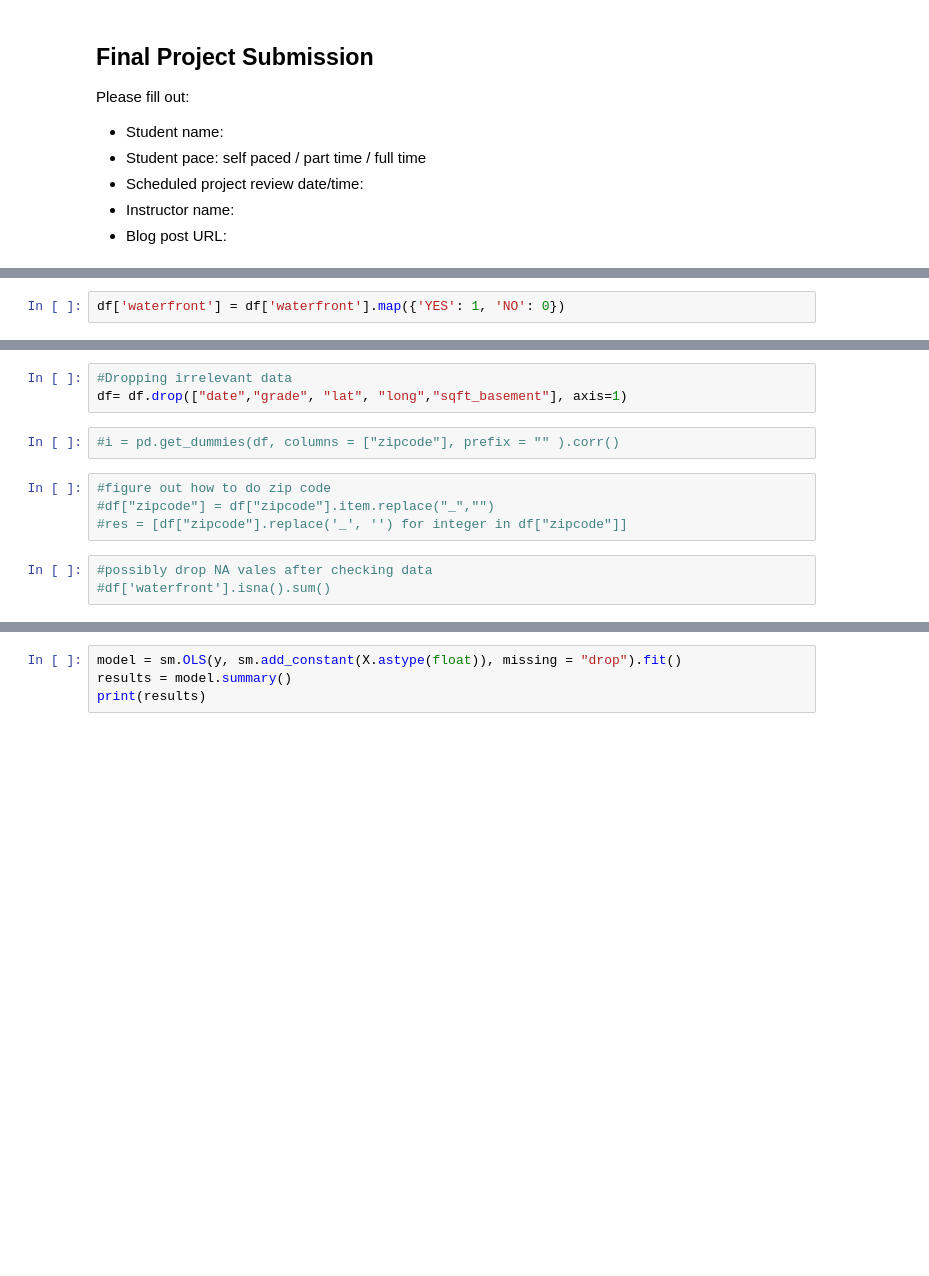
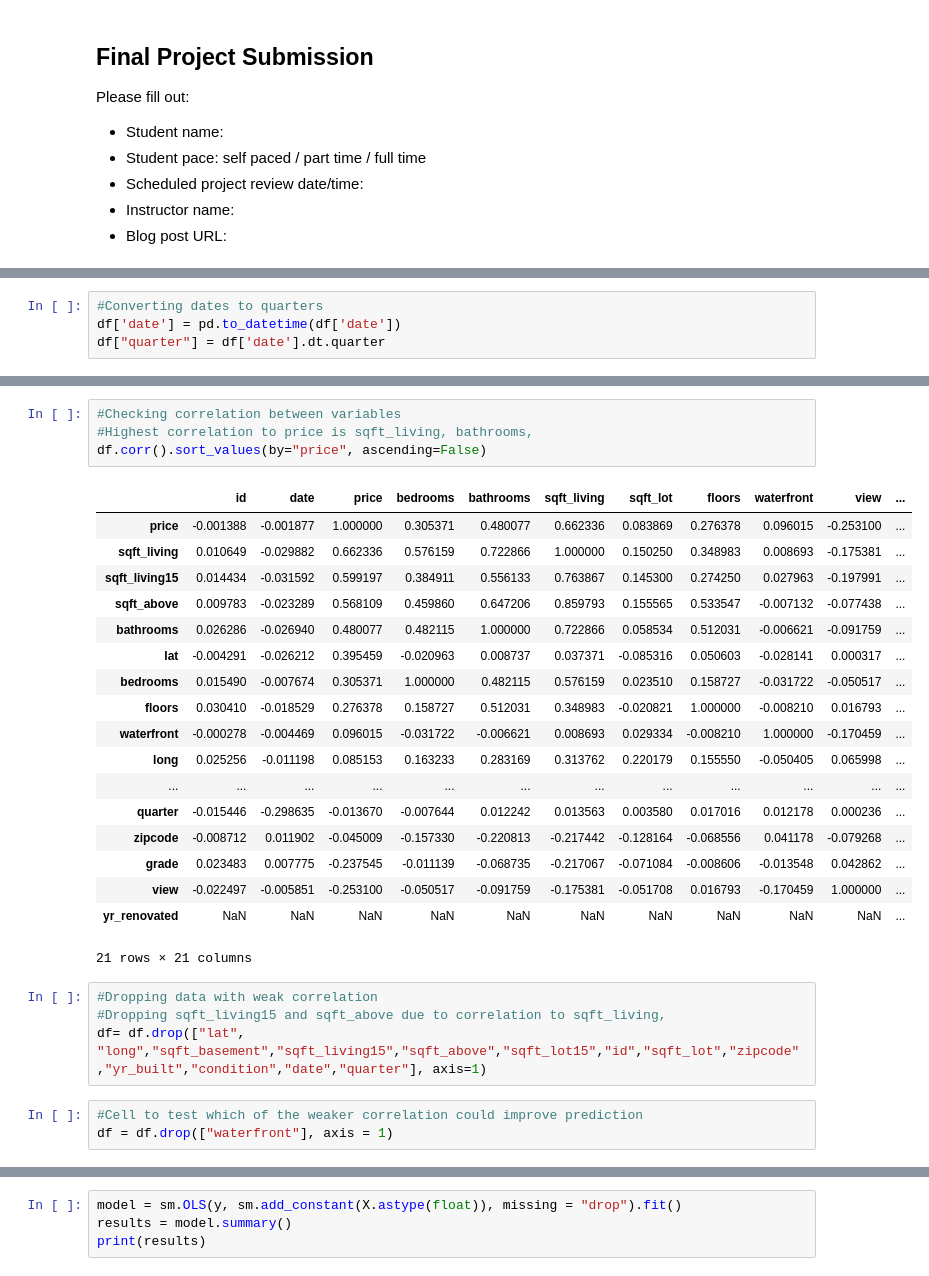
Before and after one commit to ValeriaVF/Phase_2-Project, a Jupyter notebook: student-checkpoint.ipynb, the cells around one changed output, grey strips where cells are left out. Cells and saved outputs as stored; diff of their text form; blank space fills up the shorter version.

```diff
--- a/student-checkpoint.ipynb
+++ b/student-checkpoint.ipynb
@@ -53,2 +62,4 @@ df.dropna(subset=['view'], inplace=True)
-# %%
-df['waterfront'] = df['waterfront'].map({'YES': 1, 'NO': 0})
+# %%
+#Converting dates to quarters
+df['date'] = pd.to_datetime(df['date'])
+df["quarter"] = df['date'].dt.quarter
@@ -55,12 +120,30 @@ df['waterfront'] = df['waterfront'].map({'YES': 1, 'NO': 0})
+# %%
+#Checking correlation between variables
+#Highest correlation to price is sqft_living, bathrooms,
+df.corr().sort_values(by="price", ascending=False)
+# %% [output]
+|  | id | date | price | bedrooms | bathrooms | sqft_living | sqft_lot | floors | waterfront | view | ... |
+| price | -0.001388 | -0.001877 | 1.000000 | 0.305371 | 0.480077 | 0.662336 | 0.083869 | 0.276378 | 0.096015 | -0.253100 | ... |
+| sqft_living | 0.010649 | -0.029882 | 0.662336 | 0.576159 | 0.722866 | 1.000000 | 0.150250 | 0.348983 | 0.008693 | -0.175381 | ... |
+| sqft_living15 | 0.014434 | -0.031592 | 0.599197 | 0.384911 | 0.556133 | 0.763867 | 0.145300 | 0.274250 | 0.027963 | -0.197991 | ... |
+| sqft_above | 0.009783 | -0.023289 | 0.568109 | 0.459860 | 0.647206 | 0.859793 | 0.155565 | 0.533547 | -0.007132 | -0.077438 | ... |
+| bathrooms | 0.026286 | -0.026940 | 0.480077 | 0.482115 | 1.000000 | 0.722866 | 0.058534 | 0.512031 | -0.006621 | -0.091759 | ... |
+| lat | -0.004291 | -0.026212 | 0.395459 | -0.020963 | 0.008737 | 0.037371 | -0.085316 | 0.050603 | -0.028141 | 0.000317 | ... |
+| bedrooms | 0.015490 | -0.007674 | 0.305371 | 1.000000 | 0.482115 | 0.576159 | 0.023510 | 0.158727 | -0.031722 | -0.050517 | ... |
+| floors | 0.030410 | -0.018529 | 0.276378 | 0.158727 | 0.512031 | 0.348983 | -0.020821 | 1.000000 | -0.008210 | 0.016793 | ... |
+| waterfront | -0.000278 | -0.004469 | 0.096015 | -0.031722 | -0.006621 | 0.008693 | 0.029334 | -0.008210 | 1.000000 | -0.170459 | ... |
+| long | 0.025256 | -0.011198 | 0.085153 | 0.163233 | 0.283169 | 0.313762 | 0.220179 | 0.155550 | -0.050405 | 0.065998 | ... |
+| ... | ... | ... | ... | ... | ... | ... | ... | ... | ... | ... | ... |
+| quarter | -0.015446 | -0.298635 | -0.013670 | -0.007644 | 0.012242 | 0.013563 | 0.003580 | 0.017016 | 0.012178 | 0.000236 | ... |
+| zipcode | -0.008712 | 0.011902 | -0.045009 | -0.157330 | -0.220813 | -0.217442 | -0.128164 | -0.068556 | 0.041178 | -0.079268 | ... |
+| grade | 0.023483 | 0.007775 | -0.237545 | -0.011139 | -0.068735 | -0.217067 | -0.071084 | -0.008606 | -0.013548 | 0.042862 | ... |
+| view | -0.022497 | -0.005851 | -0.253100 | -0.050517 | -0.091759 | -0.175381 | -0.051708 | 0.016793 | -0.170459 | 1.000000 | ... |
+| yr_renovated | NaN | NaN | NaN | NaN | NaN | NaN | NaN | NaN | NaN | NaN | ... |
+21 rows × 21 columns
 # %%
-#Dropping irrelevant data
-df= df.drop(["date","grade", "lat", "long","sqft_basement"], axis=1)
+#Dropping data with weak correlation
+#Dropping sqft_living15 and sqft_above due to correlation to sqft_living,
+df= df.drop(["lat", "long","sqft_basement","sqft_living15","sqft_above","sqft_lot15","id","sqft_lot","zipcode","yr_built","condition","date","quarter"], axis=1)
-# %%
-#i = pd.get_dummies(df, columns = ["zipcode"], prefix = "" ).corr()
-# %%
-#figure out how to do zip code
-#df["zipcode"] = df["zipcode"].item.replace("_","")
-#res = [df["zipcode"].replace('_', '') for integer in df["zipcode"]]
-# %%
-#possibly drop NA vales after checking data
-#df['waterfront'].isna().sum()
+# %%
+#Cell to test which of the weaker correlation could improve prediction
+df = df.drop(["waterfront"], axis = 1)
```
Also changed, not shown: parts of 41 cells of this notebook.
